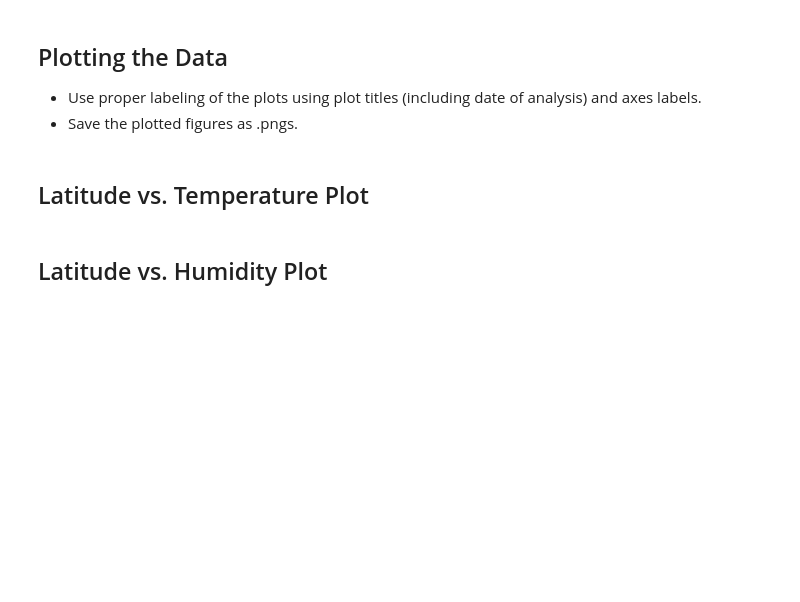
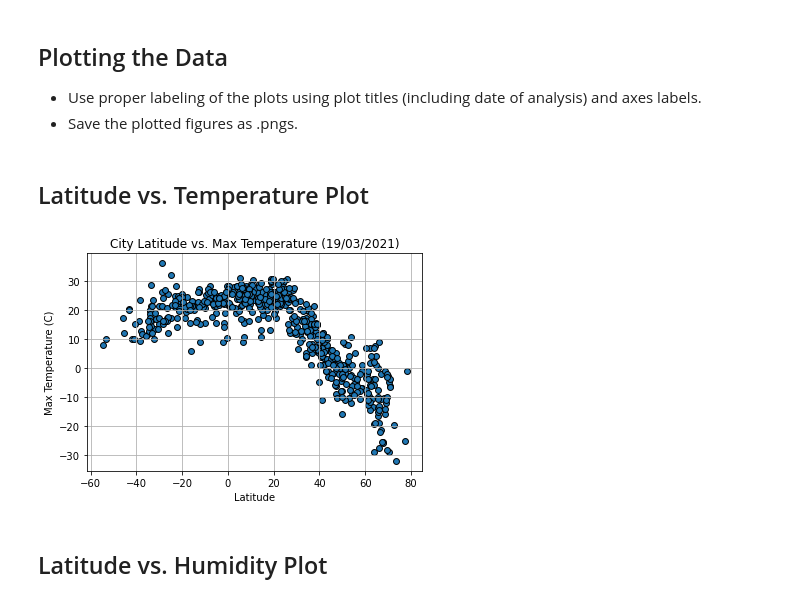
Before and after one commit to mhaszek/python-api-challenge, a Jupyter notebook: WeatherPy/WeatherPy.ipynb, the cells around one changed output. Saved outputs shown, nothing was run; the diff lists cells and outputs as text; code cells hidden in the pictures; blank space fills up the shorter version.

```diff
--- a/WeatherPy/WeatherPy.ipynb
+++ b/WeatherPy/WeatherPy.ipynb
@@ -20,7 +21,7 @@ from scipy.stats import linregress
 # default 643
 # %%
 # Lists for holding data
-number_of_cities = 5
+number_of_cities = 643
 cities = []
 
 while len(cities) < number_of_cities:
@@ -66,7 +83,7 @@ records = 1
 
 for i, city in enumerate(cities):
 
-    if (i % 2 == 0 and i >= 2):
+    if (i % 50 == 0 and i >= 2):
         sets += 1
         records = 1
 
@@ -151,14 +202,16 @@ clean_city_df.describe()
 ## Latitude vs. Temperature Plot
 # %%
 lat_temp_pl = clean_city_df.plot(kind="scatter", x="Lat", y="Max Temp", grid=True, figsize=(6,4), facecolors="blue", edgecolors="black", s=35,
-              title=(f'City Latitude vs. Max Temperature (todays date)'))
+              title=(f'City Latitude vs. Max Temperature (19/03/2021)'))
 
 
 lat_temp_pl.set_xlabel("Latitude")
 lat_temp_pl.set_ylabel("Max Temperature (C)")
 
 plt.savefig("../output_data/TemperatureVsLatitude.png")
 plt.show()
+# %% [output]
+[figure, added]
 # %% [markdown]
 ## Latitude vs. Humidity Plot
 # %%
```
Also changed, not shown: parts of 17 cells of this notebook, 5 other files.
